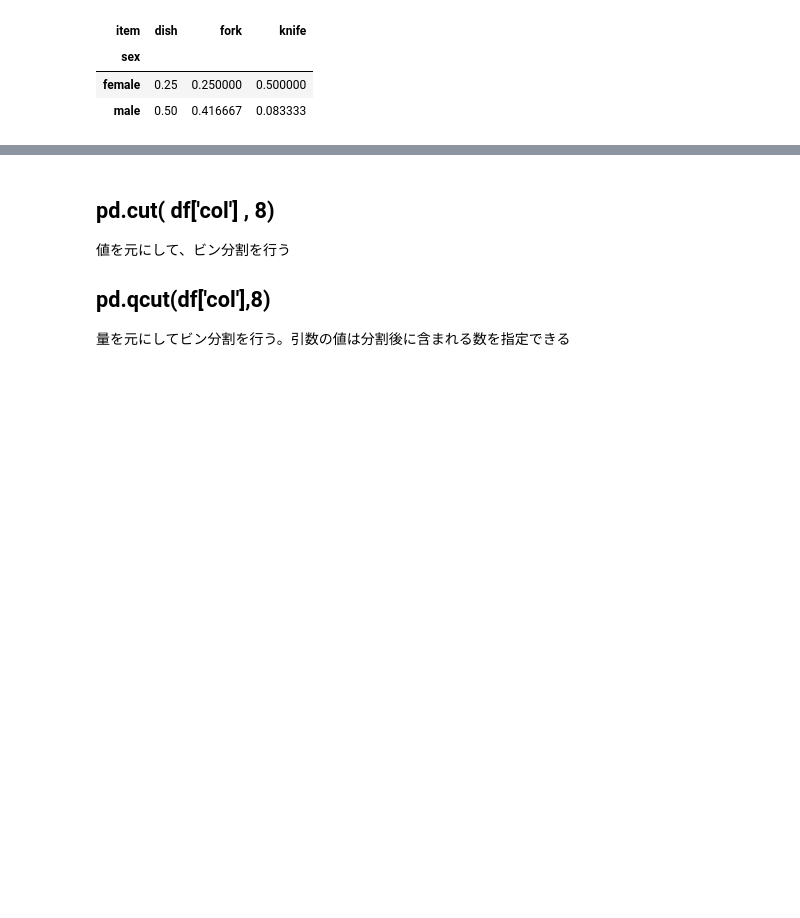
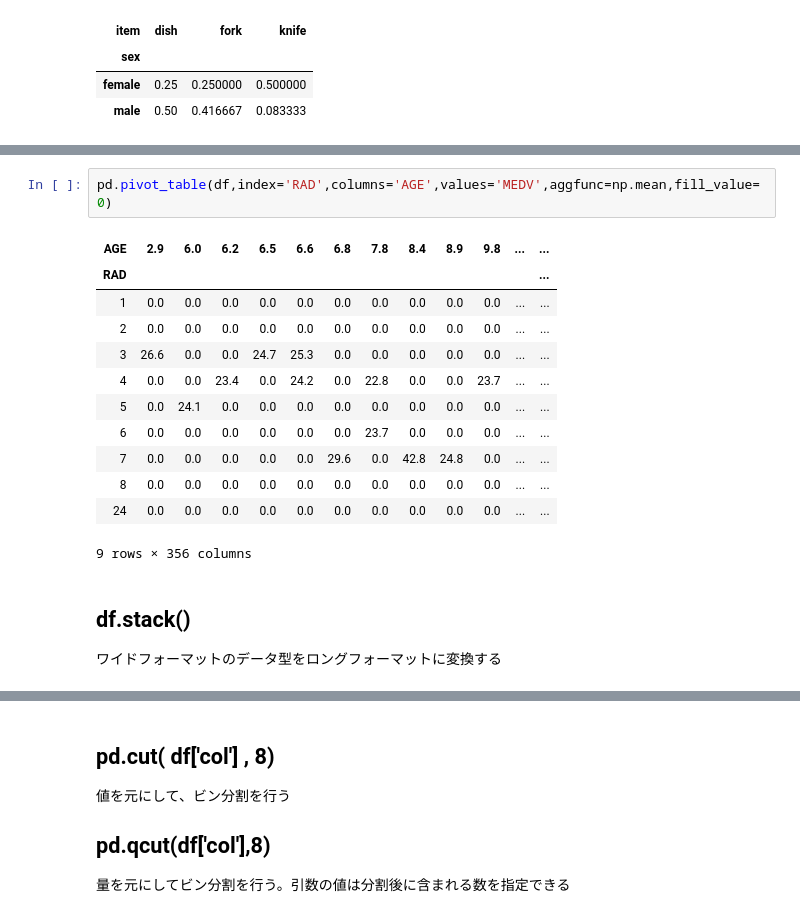
Before and after one commit to nsakki55/ml_note, a Jupyter notebook: pandas_cheat_sheet.ipynb, the cells around one changed output, grey strips where cells are left out. Drawn from its saved outputs; the diff is of its cells as text; blank space fills up the shorter version.

```diff
--- a/pandas_cheat_sheet.ipynb
+++ b/pandas_cheat_sheet.ipynb
@@ -387,0 +459,18 @@ pd.crosstab(index=df['sex'],columns=df['item'],normalize='index')
+# %%
+pd.pivot_table(df,index='RAD',columns='AGE',values='MEDV',aggfunc=np.mean,fill_value=0)
+# %% [output]
+| AGE | 2.9 | 6.0 | 6.2 | 6.5 | 6.6 | 6.8 | 7.8 | 8.4 | 8.9 | 9.8 | ... | ... |
+| RAD |  |  |  |  |  |  |  |  |  |  |  | ... |
+| 1 | 0.0 | 0.0 | 0.0 | 0.0 | 0.0 | 0.0 | 0.0 | 0.0 | 0.0 | 0.0 | ... | ... |
+| 2 | 0.0 | 0.0 | 0.0 | 0.0 | 0.0 | 0.0 | 0.0 | 0.0 | 0.0 | 0.0 | ... | ... |
+| 3 | 26.6 | 0.0 | 0.0 | 24.7 | 25.3 | 0.0 | 0.0 | 0.0 | 0.0 | 0.0 | ... | ... |
+| 4 | 0.0 | 0.0 | 23.4 | 0.0 | 24.2 | 0.0 | 22.8 | 0.0 | 0.0 | 23.7 | ... | ... |
+| 5 | 0.0 | 24.1 | 0.0 | 0.0 | 0.0 | 0.0 | 0.0 | 0.0 | 0.0 | 0.0 | ... | ... |
+| 6 | 0.0 | 0.0 | 0.0 | 0.0 | 0.0 | 0.0 | 23.7 | 0.0 | 0.0 | 0.0 | ... | ... |
+| 7 | 0.0 | 0.0 | 0.0 | 0.0 | 0.0 | 29.6 | 0.0 | 42.8 | 24.8 | 0.0 | ... | ... |
+| 8 | 0.0 | 0.0 | 0.0 | 0.0 | 0.0 | 0.0 | 0.0 | 0.0 | 0.0 | 0.0 | ... | ... |
+| 24 | 0.0 | 0.0 | 0.0 | 0.0 | 0.0 | 0.0 | 0.0 | 0.0 | 0.0 | 0.0 | ... | ... |
+9 rows × 356 columns
+# %% [markdown]
+## df.stack()
+ワイドフォーマットのデータ型をロングフォーマットに変換する
```
Also changed, not shown: parts of 42 cells of this notebook, 4 other files.
